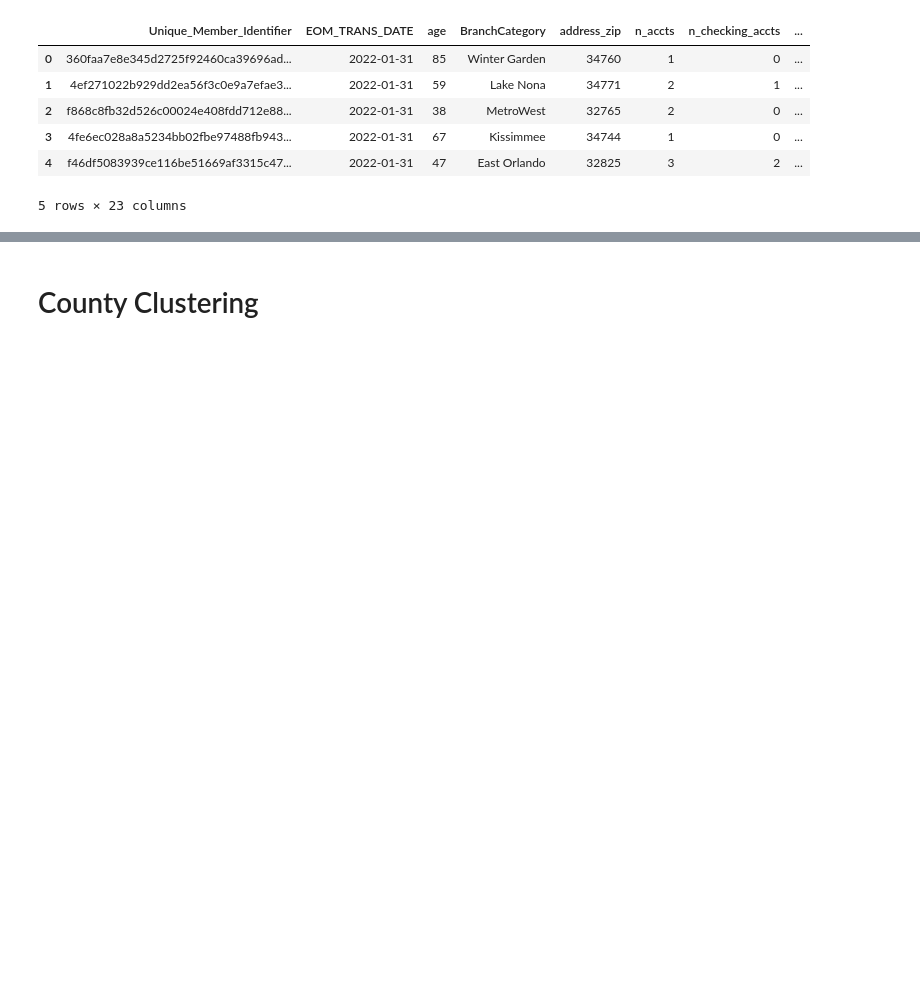
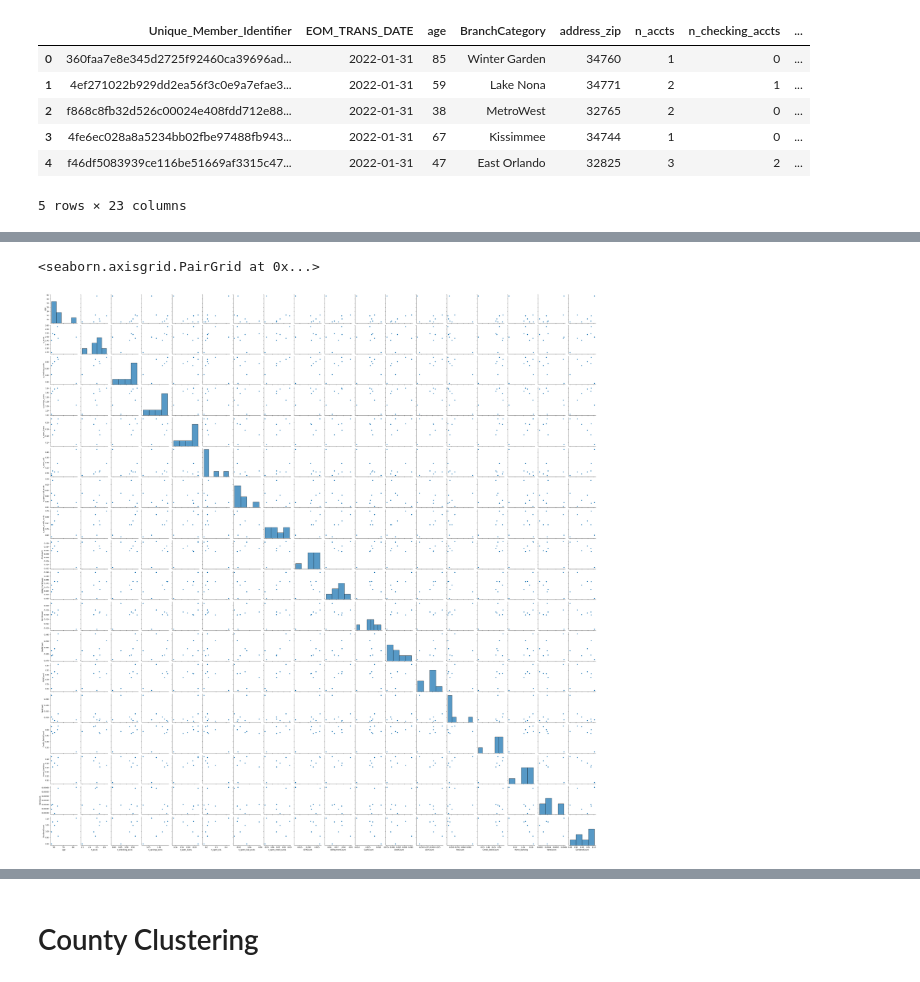
Before and after one commit to perezjovany/Addition-Financial-Competition-23-24, a Jupyter notebook: member_county_cluster_v1.ipynb, the cells around one changed output, grey strips where cells are left out. Cells and saved outputs as stored; diff of their text form; code cells hidden in the pictures; blank space fills up the shorter version.

Commit message:
updated member county cluster and activity

```diff
--- a/member_county_cluster_v1.ipynb
+++ b/member_county_cluster_v1.ipynb
@@ -154,0 +160,4 @@ county_df.head()
+# %%
+# Drop unnecessary columns
+data_for_clustering = county_df.drop(['Unique_Member_Identifier', 'EOM_TRANS_DATE', 'BranchCategory', 'address_zip', 'age'], axis=1)
+data_for_clustering.head()
@@ -154,0 +183,8 @@ county_df.head()
+# %%
+import seaborn as sns
+
+# Plot the data
+sns.pairplot(data_for_clustering)
+# %% [output]
+<seaborn.axisgrid.PairGrid at 0x...>
+[figure, added]
```
Also changed, not shown: parts of 21 cells of this notebook, 3 other files.
